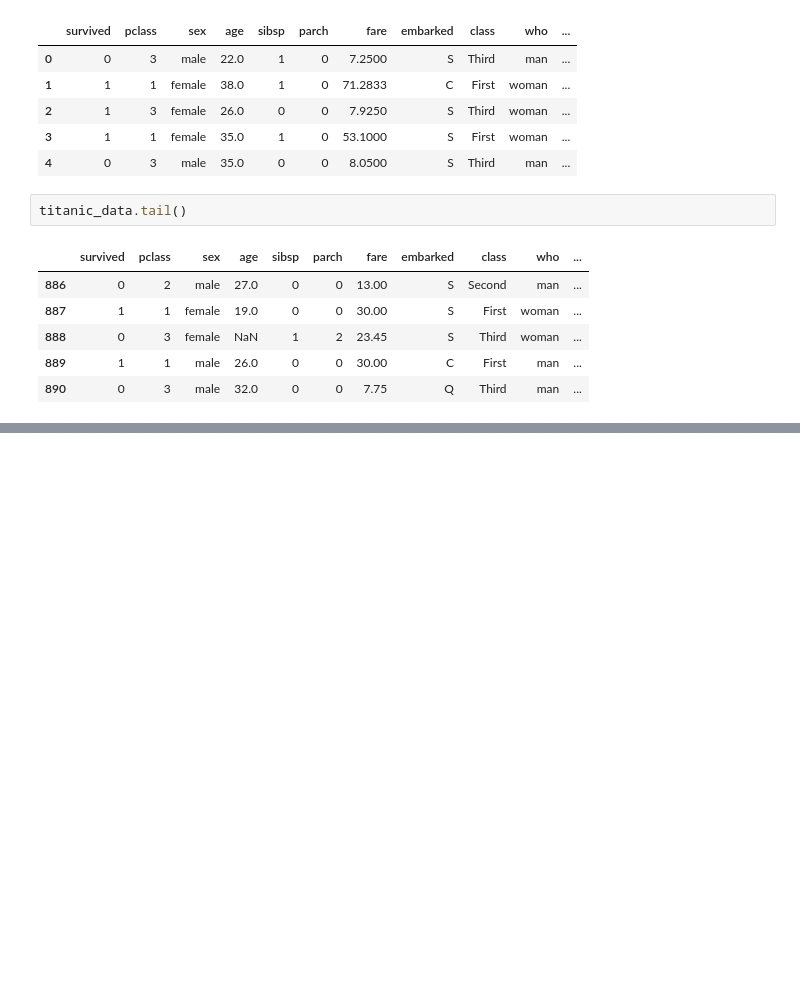
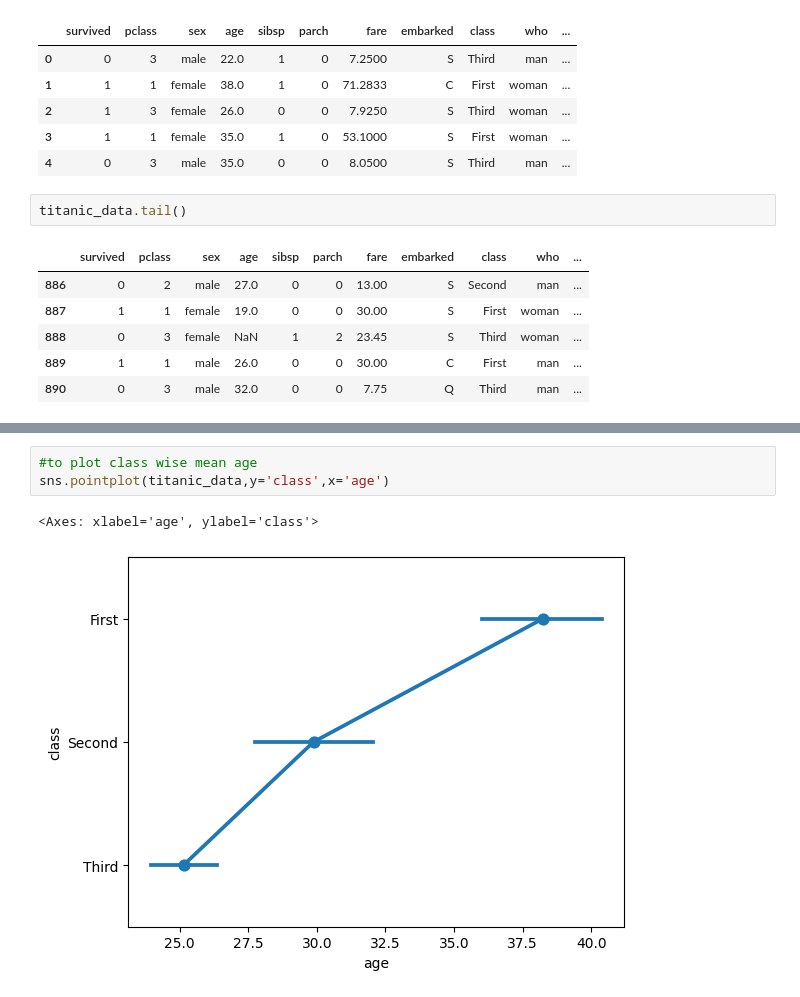
Before and after one commit to Greeshmitha2702/titanic-eda, a Jupyter notebook: main.ipynb, the cells around one changed output, grey strips where cells are left out. Drawn from its saved outputs; the diff is of its cells as text; blank space fills up the shorter version.

```diff
--- a/main.ipynb
+++ b/main.ipynb
@@ -40,0 +103,6 @@ titanic_data.tail()
+# %%
+#to plot class wise mean age
+sns.pointplot(titanic_data,y='class',x='age')
+# %% [output]
+<Axes: xlabel='age', ylabel='class'>
+[figure, added]
```
Also changed, not shown: parts of 11 cells of this notebook.
